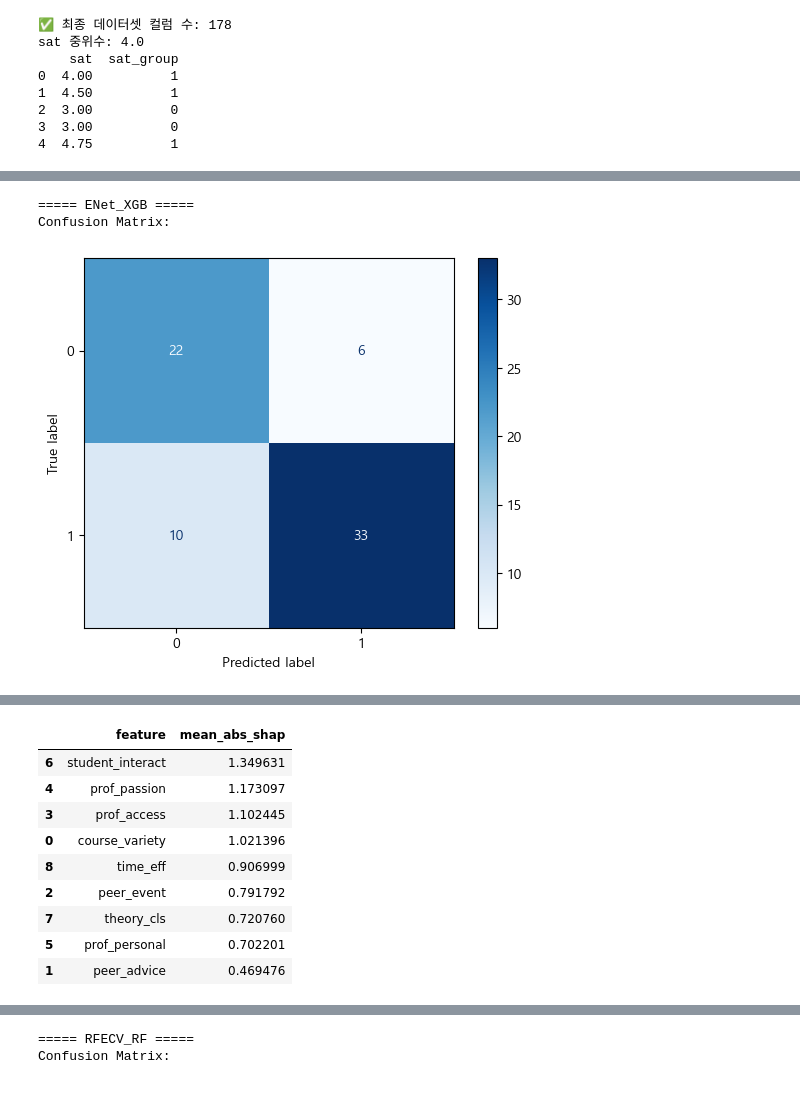
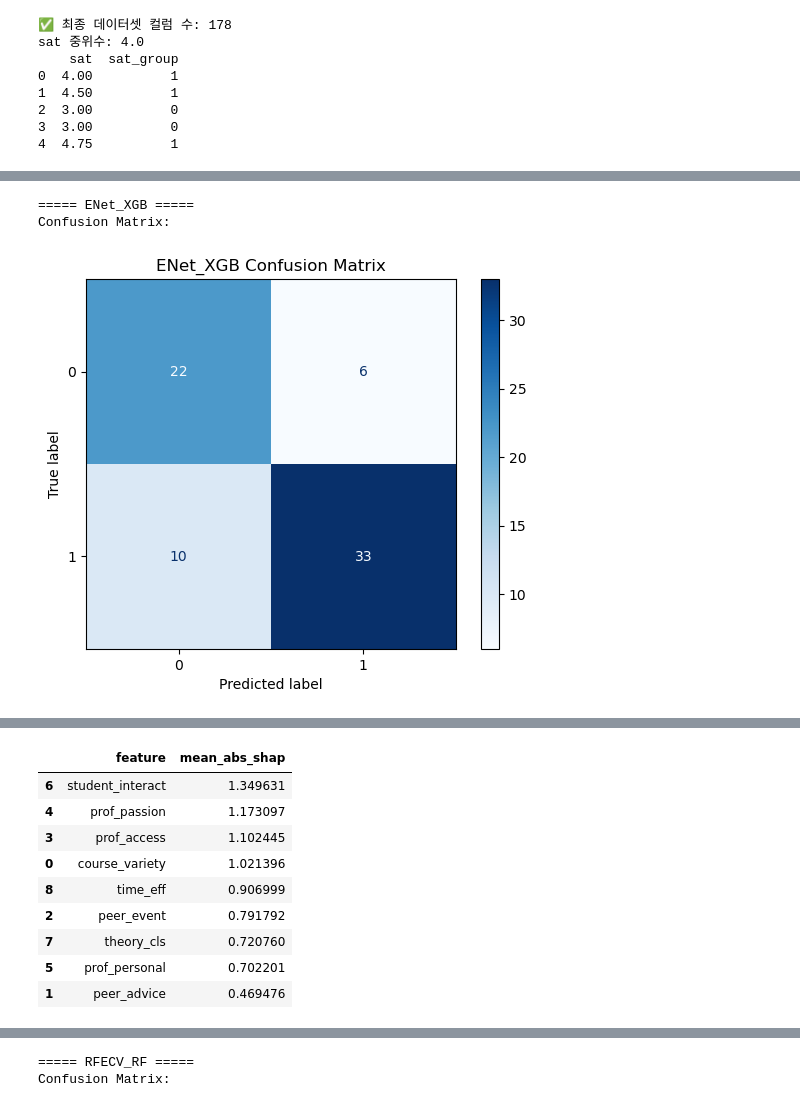
Before and after one commit to hyejinppp/Proposal, a Jupyter notebook: sat.validation.ipynb, the cells around one changed output, grey strips where cells are left out. Saved outputs shown, nothing was run; the diff lists cells and outputs as text; code cells hidden in the pictures.

```diff
--- a/sat.validation.ipynb
+++ b/sat.validation.ipynb
@@ -636,114 +688,133 @@ display(combined_results_df.head(10))
 # %%
 # ======================================
-# ✅ 모델 집중 관찰: 혼동행렬, ROC, SHAP (수치 버전)
+# ✅ 모델 집중 관찰: ENet_XGB / RFECV_RF
 # ======================================
 
 import matplotlib.pyplot as plt
 import shap
 import pandas as pd
 import numpy as np
-from sklearn.model_selection import train_test_split
-from sklearn.metrics import ConfusionMatrixDisplay, RocCurveDisplay
+from sklearn.metrics import ConfusionMatrixDisplay, RocCurveDisplay, roc_auc_score
 from xgboost import XGBClassifier
 from sklearn.ensemble import RandomForestClassifier
 
-# -------------------------
-# 설정
-# -------------------------
 RANDOM_STATE = 42
 
 # -------------------------
-# 집중 관찰할 변수 및 모델
+# 1) 집중 관찰할 모델 정의
 # -------------------------
 focus_models = {
     "ENet_XGB": {
         "model": XGBClassifier(
-            n_estimators=300, random_state=RANDOM_STATE,
-            eval_metric='logloss', use_label_encoder=False, n_jobs=-1
+            n_estimators=300,
+            random_state=RANDOM_STATE,
+            eval_metric='logloss',
+            use_label_encoder=False,
+            n_jobs=-1
         ),
-        "X": df[elasticnet_vars]
+        "X_train": X_train_en,
+        "X_test": X_test_en,
+        "y_train": y_train_en,
+        "y_test": y_test_en
     },
     "RFECV_RF": {
         "model": RandomForestClassifier(
-            n_estimators=300, random_state=RANDOM_STATE, n_jobs=-1
+            n_estimators=300,
+            random_state=RANDOM_STATE,
+            n_jobs=-1
         ),
-        "X": df[rfecv_rf_vars]
+        "X_train": X_train_rf,
+        "X_test": X_test_rf,
+        "y_train": y_train_rf,
+        "y_test": y_test_rf
     }
 }
 
 # -------------------------
-# 데이터 분할 함수
+# 2) 모델별 집중 분석 + SHAP
 # -------------------------
-def prepare_split(X_full, y):
-    X_train_val, X_test, y_train_val, y_test = train_test_split(
-        X_full, y, test_size=0.2, stratify=y, random_state=RANDOM_STATE
-    )
-    X_train, X_val, y_train, y_val = train_test_split(
-        X_train_val, y_train_val, test_size=0.25, stratify=y_train_val, random_state=RANDOM_STATE
-    )
-    return X_train, X_val, X_test, y_train, y_val, y_test
+for name, info in focus_models.items():
 
-
-# -------------------------
-# 모델별 평가
-# -------------------------
-
-for name, info in focus_models.items():
-    print(f"\n===== {name} =====")
-    X_full = info["X"]
-    X_train, X_val, X_test, y_train, y_val, y_test = prepare_split(X_full, y)
+    print(f"\n\n===== {name} =====")
 
     model = info["model"]
+    X_train = info["X_train"]
+    X_test = info["X_test"]
+    y_train = info["y_train"]
+    y_test = info["y_test"]
+
+    # 모델 학습
     model.fit(X_train, y_train)
 
     # -------------------------
     # 혼동행렬
     # -------------------------
     print("Confusion Matrix:")
-    y_pred = model.predict(X_test)
     ConfusionMatrixDisplay.from_estimator(model, X_test, y_test, cmap="Blues")
+    plt.title(f"{name} Confusion Matrix")
     plt.show()
 
     # -------------------------
-    # ROC 커브 (AUC 소수점 3자리)
+    # ROC Curve (AUC)
     # -------------------------
     try:
         y_score = model.predict_proba(X_test)[:, 1]
     except:
         y_score = model.decision_function(X_test)
 
-    auc = roc_auc_score(y_test, y_score)  # AUC 계산
+    auc = roc_auc_score(y_test, y_score)
+
     RocCurveDisplay.from_predictions(y_test, y_score)
-    plt.title(f"{name} ROC Curve (AUC={auc:.3f})")  # 소수점 3자리
+    plt.title(f"{name} ROC Curve (AUC = {auc:.3f})")
     plt.show()
 
     # -------------------------
-    # SHAP 중요도 계산
+    # SHAP 계산 (모델별 분리!)
     # -------------------------
+    print(f"\n🔍 {name} SHAP 계산 중...")
+
     explainer = shap.TreeExplainer(model)
     shap_values = explainer.shap_values(X_test)
 
-    # 이진분류 → 양성 클래스(1) 선택
+    # XGB shap 형식 정리
     if isinstance(shap_values, list):
         shap_values = shap_values[1]
-    elif isinstance(shap_values, np.ndarray) and shap_values.ndim == 3:
+
+    if isinstance(shap_values, np.ndarray) and shap_values.ndim == 3:
         shap_values = shap_values[:, :, 1]
 
+    # 2D 보장
     mean_abs_shap = np.abs(shap_values).mean(axis=0)
+
     shap_importance = pd.DataFrame({
         "feature": X_test.columns,
         "mean_abs_shap": mean_abs_shap
     }).sort_values("mean_abs_shap", ascending=False)
 
-    print(f"\n🔹 {name} SHAP 중요도 상위 변수")
+    print(f"\n🔹 {name} SHAP 중요도 상위 40개")
     display(shap_importance.head(40))
 
     # -------------------------
     # SHAP Summary Plot
     # -------------------------
-    shap.summary_plot(shap_values, X_test, plot_type="dot", show=True)
+    plt.figure(figsize=(8, 6))
+    shap.summary_plot(shap_values, X_test, plot_type="dot", show=False)
     plt.title(f"{name} SHAP Summary Plot")
+    plt.tight_layout()
+    plt.show()
+
+    plt.figure(figsize=(8, 6))
+shap.summary_plot(
+    shap_values,
+    X_test,
+    plot_type="dot",
+    max_display=len(X_test.columns),   # 전체 변수 표시!
+    show=False
+)
+plt.title(f"{name} SHAP Summary Plot (All Features)")
+plt.tight_layout()
+plt.show()
 # %% [output]
 ===== ENet_XGB =====
 Confusion Matrix:
-[figure, old version]
+[figure, new version]
```
Also changed, not shown: parts of 12 cells of this notebook.
